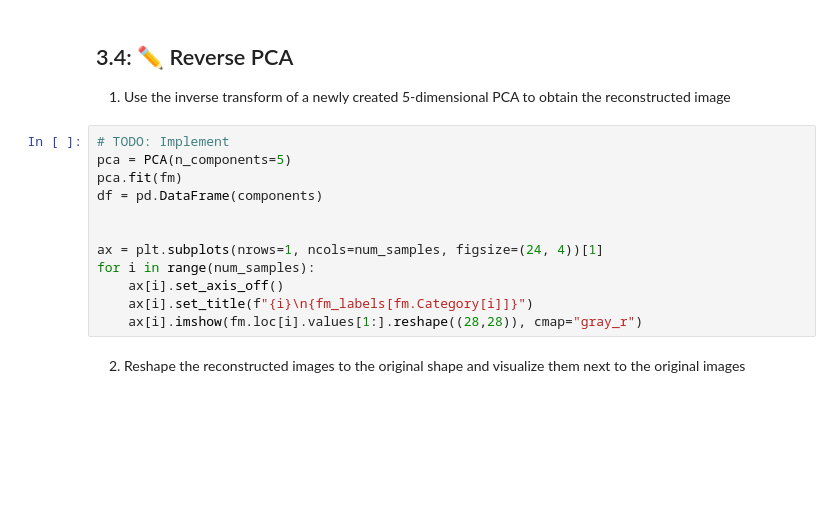
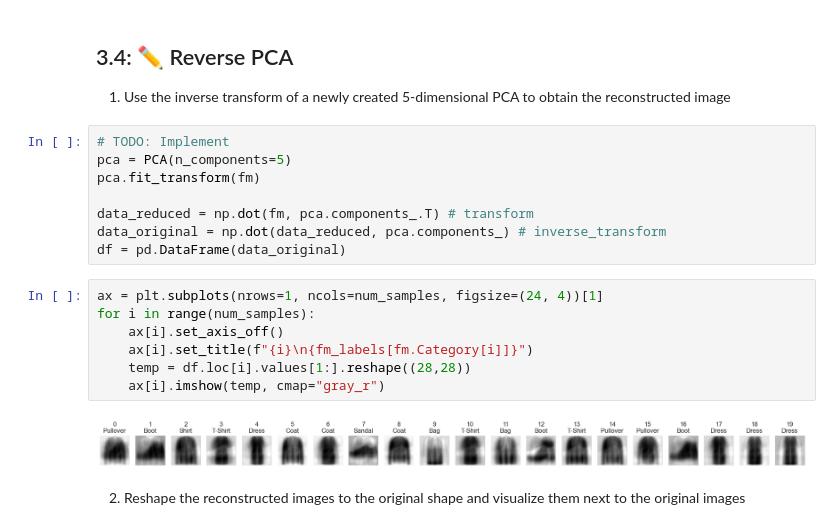
Before and after one commit to Sui-nyan/ML-excercises, a Jupyter notebook: A3_Principal_Component_Analysis.ipynb, the cells around one changed output. Drawn from its saved outputs; the diff is of its cells as text; blank space fills up the shorter version.

```diff
--- a/A3_Principal_Component_Analysis.ipynb
+++ b/A3_Principal_Component_Analysis.ipynb
@@ -413,17 +446,22 @@ scatterplot(df, x="Component 1", y="Component 2", hue="Category")
 # %% [markdown]
 ## 3.4: ✏️ Reverse PCA
 1. Use the inverse transform of a newly created 5-dimensional PCA to obtain the reconstructed image
+# %%
+# TODO: Implement
+pca = PCA(n_components=5)
+pca.fit_transform(fm)
+
+data_reduced = np.dot(fm, pca.components_.T) # transform
+data_original = np.dot(data_reduced, pca.components_) # inverse_transform
+df = pd.DataFrame(data_original)
 # %%
-# TODO: Implement
-pca = PCA(n_components=5)
-pca.fit(fm)
-df = pd.DataFrame(components)
-
-
 ax = plt.subplots(nrows=1, ncols=num_samples, figsize=(24, 4))[1]
 for i in range(num_samples):
     ax[i].set_axis_off()
     ax[i].set_title(f"{i}\n{fm_labels[fm.Category[i]]}")
-    ax[i].imshow(fm.loc[i].values[1:].reshape((28,28)), cmap="gray_r")
+    temp = df.loc[i].values[1:].reshape((28,28))
+    ax[i].imshow(temp, cmap="gray_r")
+# %% [output]
+[figure, added]
 # %% [markdown]
 2. Reshape the reconstructed images to the original shape and visualize them next to the original images
```
Also changed, not shown: parts of 13 cells of this notebook.
